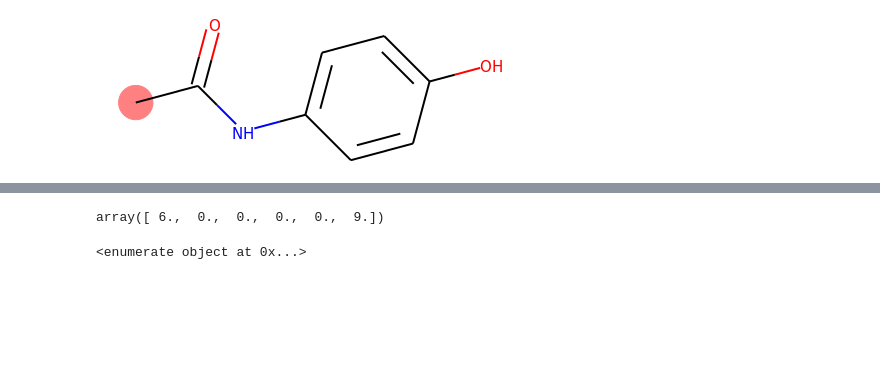
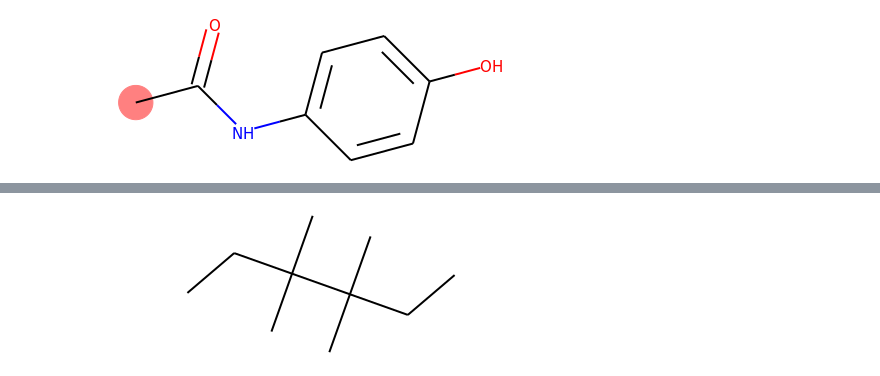
Before and after one commit to pysg/pyther, a Jupyter notebook: grupos.ipynb, the cells around one changed output, grey strips where cells are left out. Saved outputs shown, nothing was run; the diff lists cells and outputs as text; code cells hidden in the pictures; blank space fills up the shorter version.

```diff
--- a/grupos.ipynb
+++ b/grupos.ipynb
@@ -691,9 +748,7 @@ some_chemicals[molecula]
-# %%
-TotalGrupos
-# %% [output]
-array([ 6.,  0.,  0.,  0.,  0.,  9.])
-# %%
-
-print(enumerate(TotalGrupos))
-# %% [output]
-<enumerate object at 0x...>
+# %%
+
+
+mol33 = Chem.MolFromSmiles('CCC(C)(C)C(C)(C)CC')
+mol33
+# %% [output]
+[figure, added]
```
Also changed, not shown: parts of 44 cells of this notebook, 1 other file.
